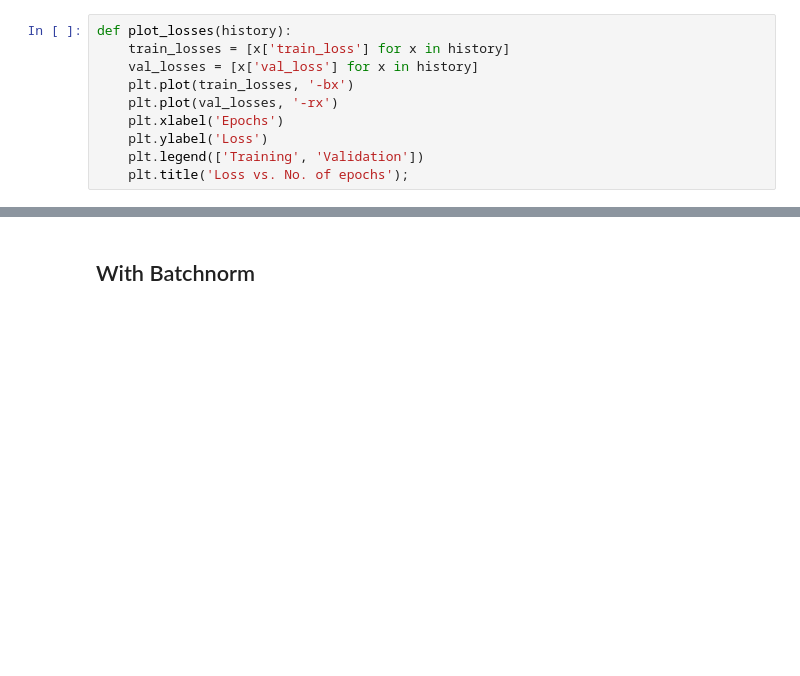
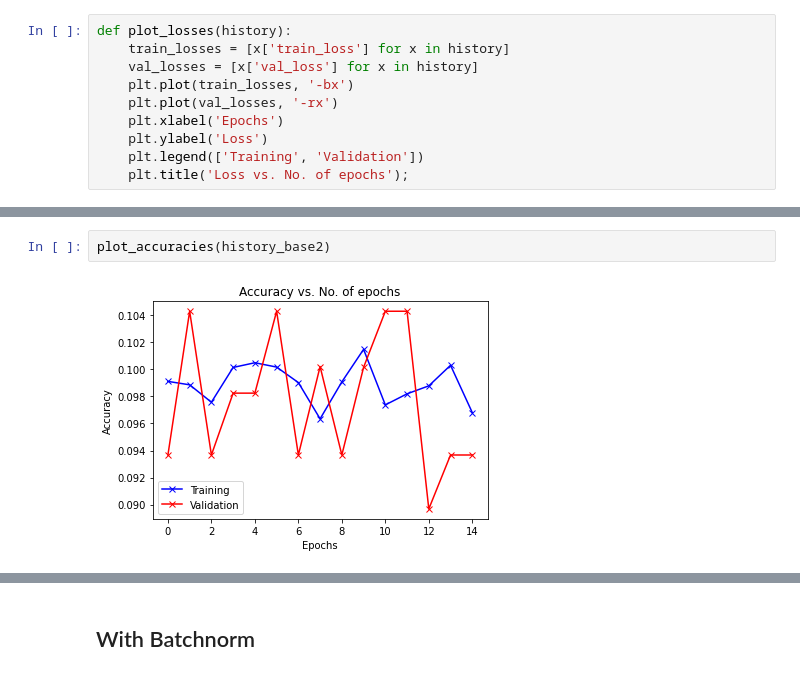
Before and after one commit to Satpat/Convulated-CIFAR10, a Jupyter notebook: code.ipynb, the cells around one changed output, grey strips where cells are left out. Saved outputs shown, nothing was run; the diff lists cells and outputs as text; blank space fills up the shorter version.

```diff
--- a/code.ipynb
+++ b/code.ipynb
@@ -336 +375,5 @@ def plot_losses(history):
+# %%
+plot_accuracies(history_base2)
+# %% [output]
+[figure, added]
 # %%
```
Also changed, not shown: parts of 40 cells of this notebook.
